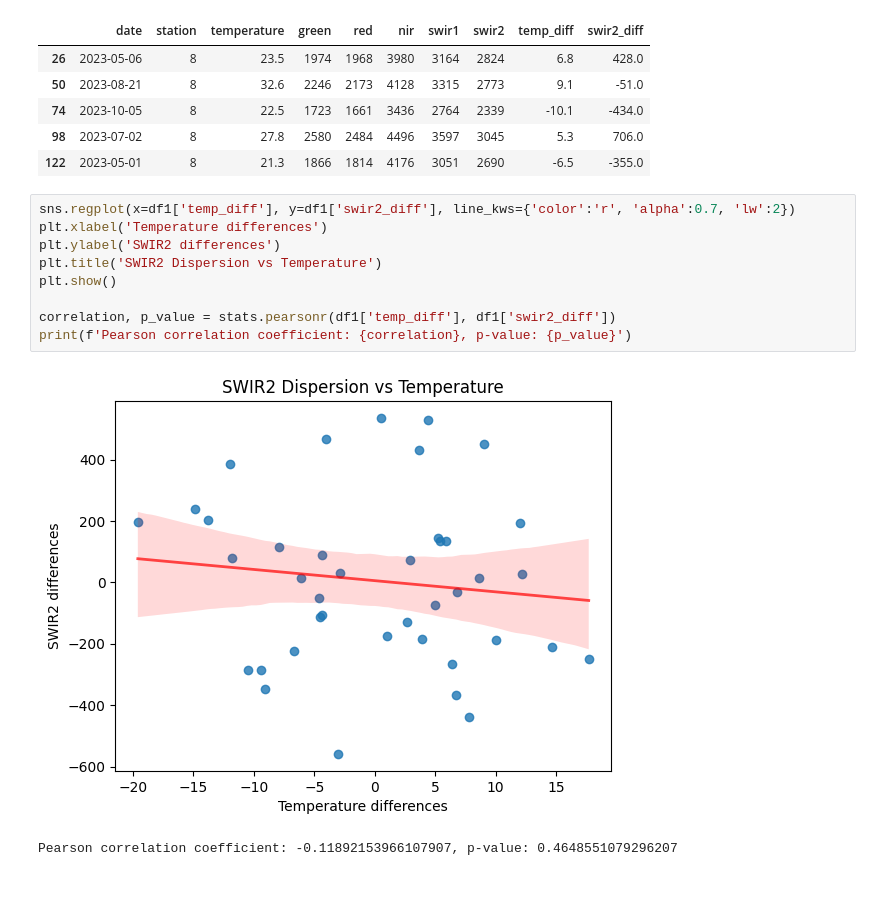
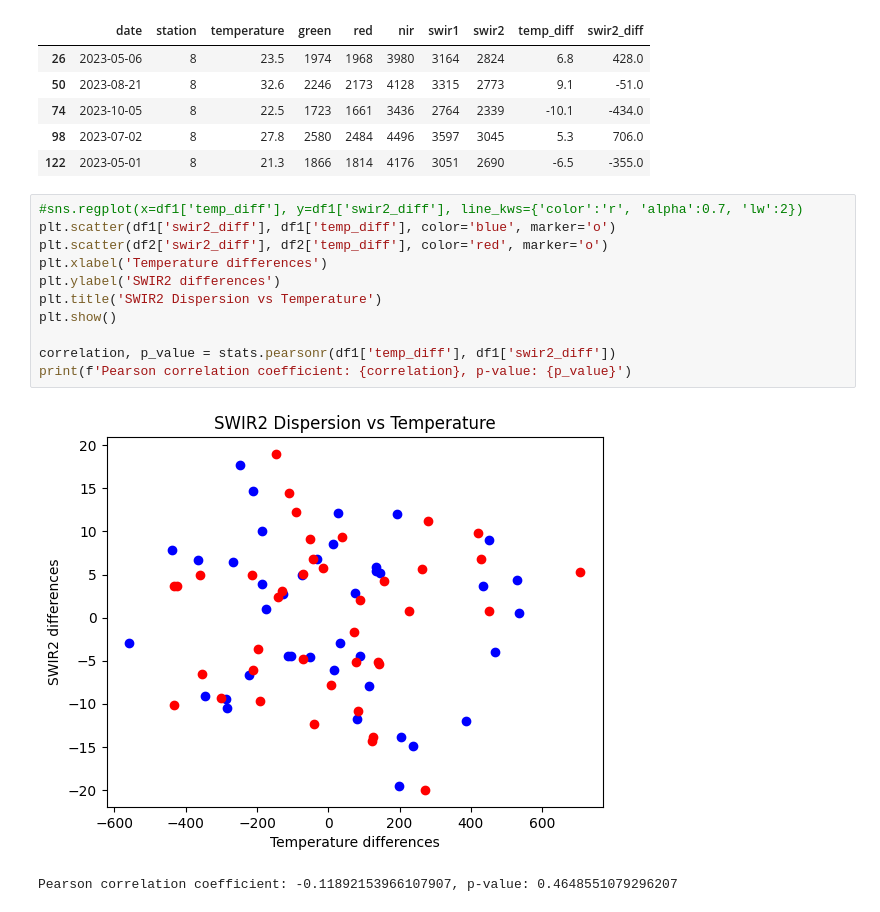
Before and after one commit to ayubero/uhi, a Jupyter notebook: madrid/analysis.ipynb, the cells around one changed output. Saved outputs shown, nothing was run; the diff lists cells and outputs as text.

```diff
--- a/madrid/analysis.ipynb
+++ b/madrid/analysis.ipynb
@@ -206,14 +206,16 @@ See the caveats in the documentation: https://pandas.pydata.org/pandas-docs/stab
 | 98 | 2023-07-02 | 8 | 27.8 | 2580 | 2484 | 4496 | 3597 | 3045 | 5.3 | 706.0 |
 | 122 | 2023-05-01 | 8 | 21.3 | 1866 | 1814 | 4176 | 3051 | 2690 | -6.5 | -355.0 |
 # %%
-sns.regplot(x=df1['temp_diff'], y=df1['swir2_diff'], line_kws={'color':'r', 'alpha':0.7, 'lw':2})
+#sns.regplot(x=df1['temp_diff'], y=df1['swir2_diff'], line_kws={'color':'r', 'alpha':0.7, 'lw':2})
+plt.scatter(df1['swir2_diff'], df1['temp_diff'], color='blue', marker='o')
+plt.scatter(df2['swir2_diff'], df2['temp_diff'], color='red', marker='o')
 plt.xlabel('Temperature differences')
 plt.ylabel('SWIR2 differences')
 plt.title('SWIR2 Dispersion vs Temperature')
 plt.show()
 
 correlation, p_value = stats.pearsonr(df1['temp_diff'], df1['swir2_diff'])
 print(f'Pearson correlation coefficient: {correlation}, p-value: {p_value}')
 # %% [output]
-[figure, old version]
+[figure, new version]
 Pearson correlation coefficient: -0.11892153966107907, p-value: 0.4648551079296207
```
Also changed, not shown: parts of 9 cells of this notebook, 11 other files.
